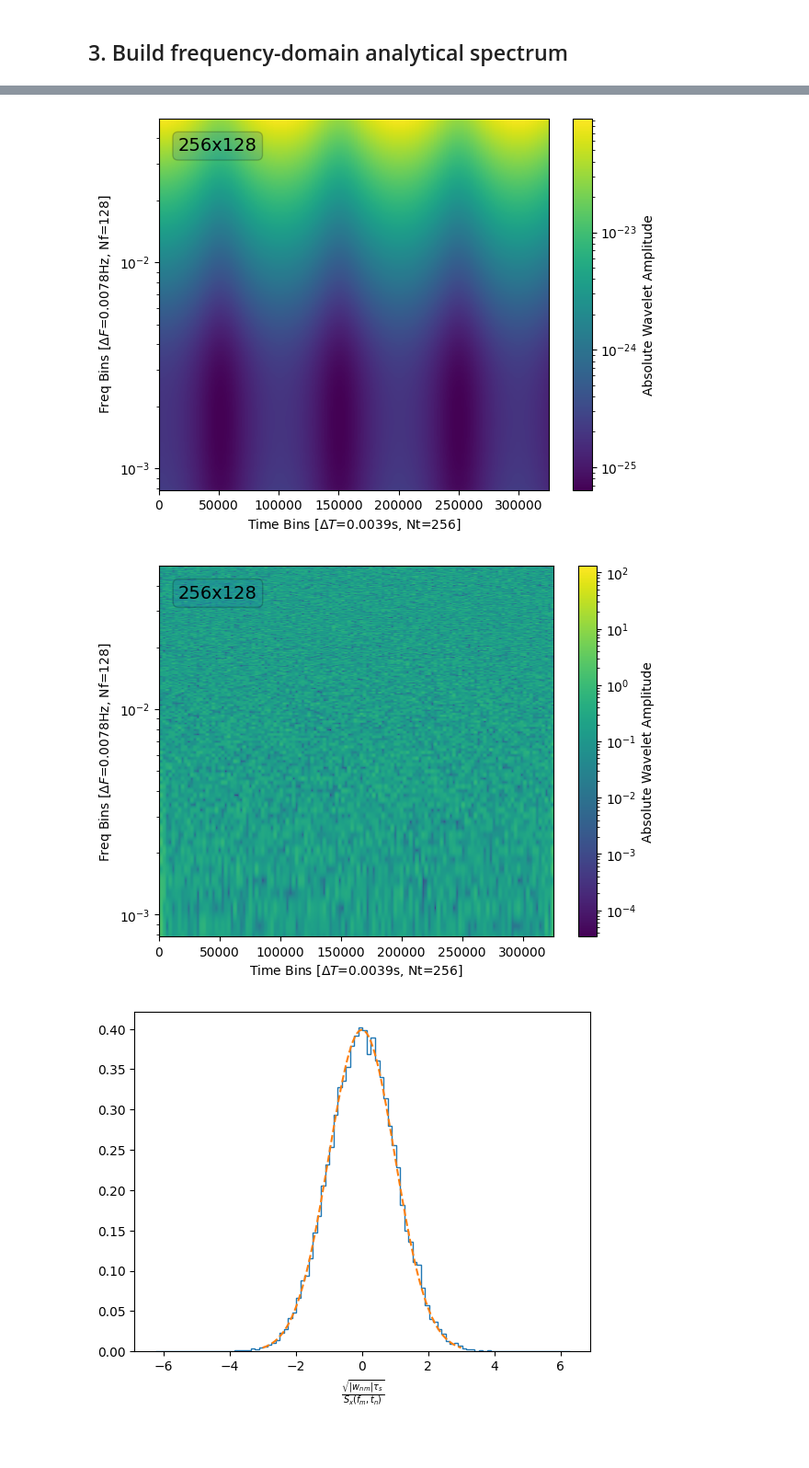
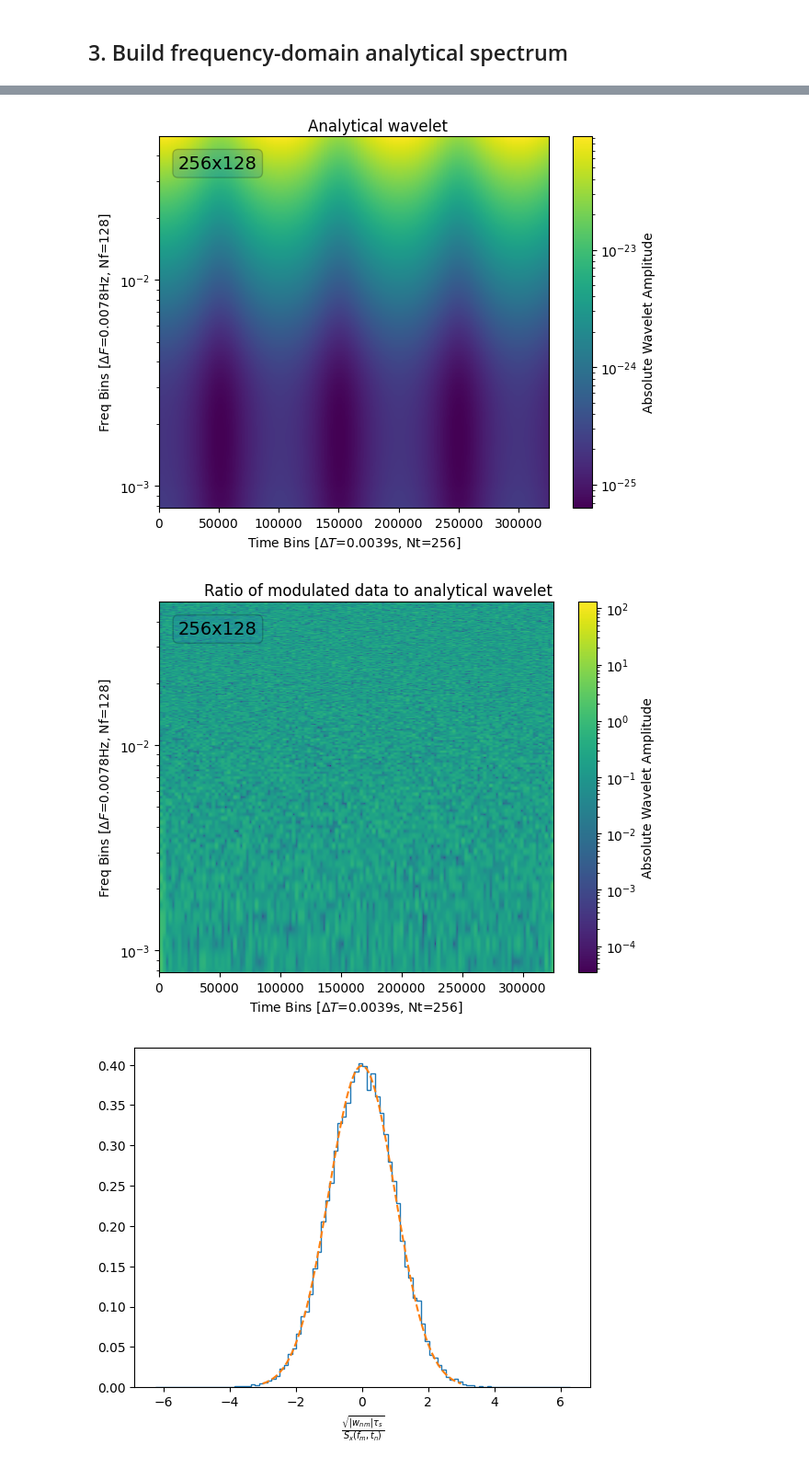
Before and after one commit to pywavelet/pywavelet, a Jupyter notebook: docs/demos/noise-wavelet-demo.ipynb, the cells around one changed output, grey strips where cells are left out. Shown at 92% size. Cells and saved outputs as stored; diff of their text form; code cells hidden in the pictures; blank space fills up the shorter version.

```diff
--- a/docs/demos/noise-wavelet-demo.ipynb
+++ b/docs/demos/noise-wavelet-demo.ipynb
@@ -144,19 +139,21 @@ analytical_wavelet = Wavelet.new(data=stf, time=tn, freq=fm)
 fig = analytical_wavelet.plot(
     absolute=True, zscale="log", freq_scale="log", freq_range=(4 * df, None)
 )
+_ = fig.suptitle("Analytical wavelet", y=1.01)
 # %% [output]
-[figure, old version]
+[figure, new version]
 # %%
 # Try to weight the data
 ratios = np.sqrt(
     np.abs(data_wavelet.data) ** 2 / np.abs(analytical_wavelet.data) ** 2
 )
 ratios = Wavelet.new(data=ratios, time=tn, freq=fm)
 fig = ratios.plot(
     absolute=True, zscale="log", freq_scale="log", freq_range=(4 * df, None)
 )
+_ = fig.suptitle("Ratio of modulated data to analytical wavelet", y=1.01)
 # %% [output]
-[figure, old version]
+[figure, new version]
 # %%
 iok = np.where(fm >= 4 * df)
 
```
Also changed, not shown: parts of 5 cells of this notebook.
